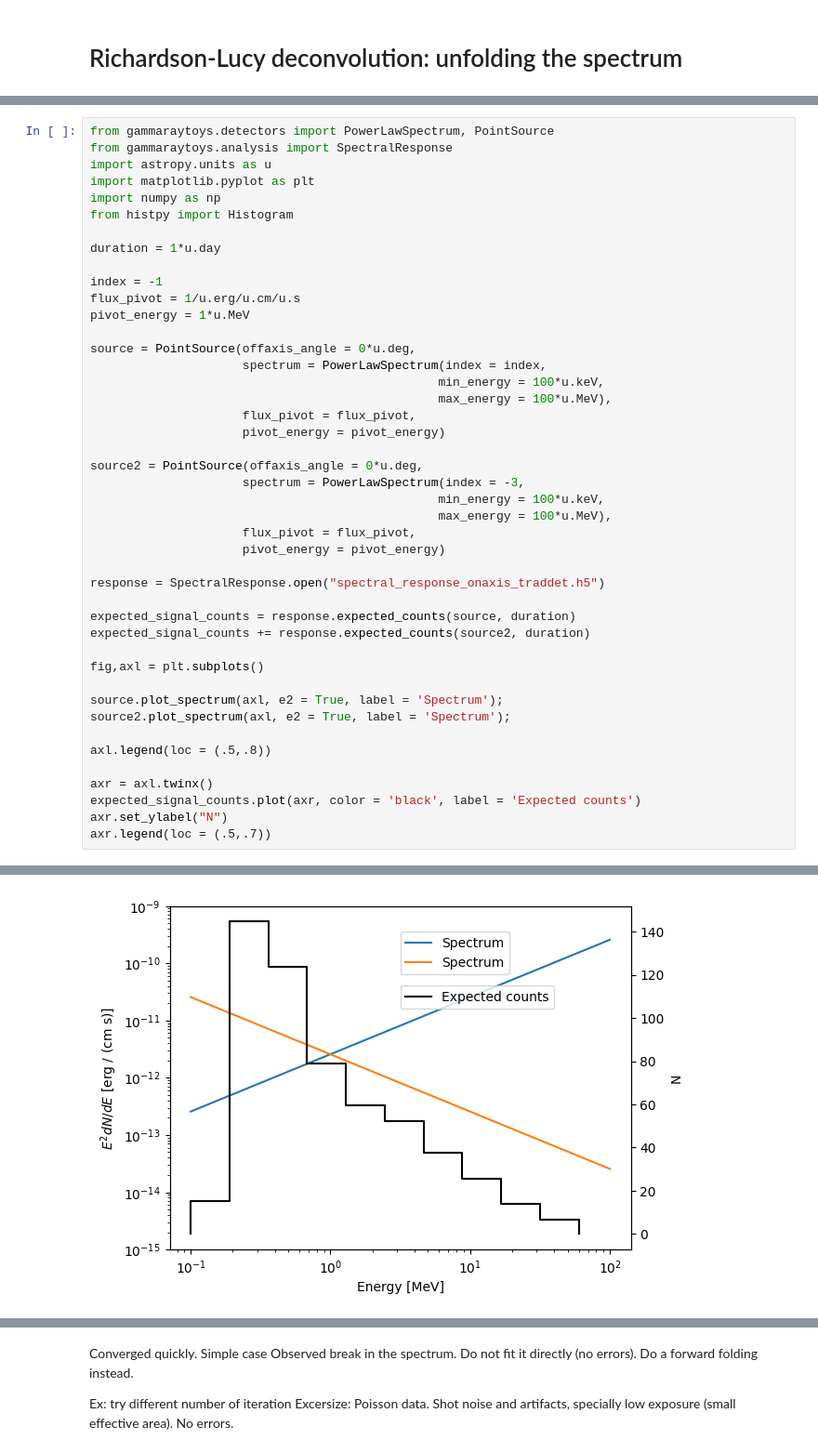
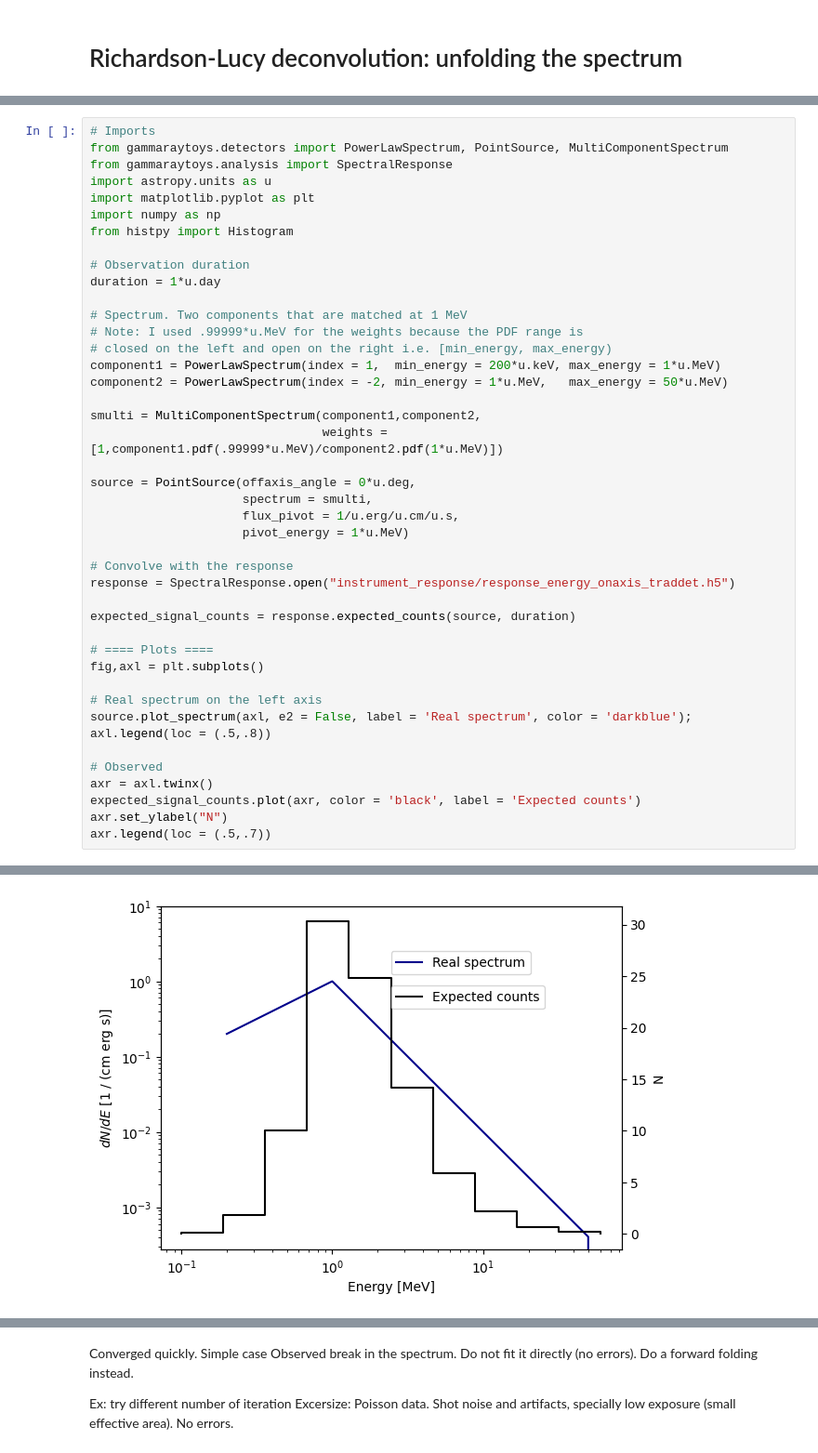
Before and after one commit to israelmcmc/gammaraytoys, a Jupyter notebook: docs/tutorials/05-binned_RL_spectrum.ipynb, the cells around one changed output, grey strips where cells are left out. Shown at 93% size. Cells and saved outputs as stored; diff of their text form.

```diff
--- a/docs/tutorials/05-binned_RL_spectrum.ipynb
+++ b/docs/tutorials/05-binned_RL_spectrum.ipynb
@@ -5,47 +114,46 @@ Model dependent. You've no idea how the specrtum looks like
 # %%
-from gammaraytoys.detectors import PowerLawSpectrum, PointSource
+# Imports
+from gammaraytoys.detectors import PowerLawSpectrum, PointSource, MultiComponentSpectrum
 from gammaraytoys.analysis import SpectralResponse
 import astropy.units as u
 import matplotlib.pyplot as plt
 import numpy as np
 from histpy import Histogram
 
+# Observation duration
 duration = 1*u.day
 
-index = -1
-flux_pivot = 1/u.erg/u.cm/u.s
-pivot_energy = 1*u.MeV
+# Spectrum. Two components that are matched at 1 MeV
+# Note: I used .99999*u.MeV for the weights because the PDF range is
+# closed on the left and open on the right i.e. [min_energy, max_energy)
+component1 = PowerLawSpectrum(index = 1,  min_energy = 200*u.keV, max_energy = 1*u.MeV)
+component2 = PowerLawSpectrum(index = -2, min_energy = 1*u.MeV,   max_energy = 50*u.MeV)
+
+smulti = MultiComponentSpectrum(component1,component2,
+                                weights = [1,component1.pdf(.99999*u.MeV)/component2.pdf(1*u.MeV)])
 
 source = PointSource(offaxis_angle = 0*u.deg,
-                     spectrum = PowerLawSpectrum(index = index,
-                                                min_energy = 100*u.keV,
-                                                max_energy = 100*u.MeV),
-                     flux_pivot = flux_pivot,
-                     pivot_energy = pivot_energy)
+                     spectrum = smulti,
+                     flux_pivot = 1/u.erg/u.cm/u.s,
+                     pivot_energy = 1*u.MeV)
 
-source2 = PointSource(offaxis_angle = 0*u.deg,
-                     spectrum = PowerLawSpectrum(index = -3,
-                                                min_energy = 100*u.keV,
-                                                max_energy = 100*u.MeV),
-                     flux_pivot = flux_pivot,
-                     pivot_energy = pivot_energy)
-
-response = SpectralResponse.open("spectral_response_onaxis_traddet.h5")
+# Convolve with the response
+response = SpectralResponse.open("instrument_response/response_energy_onaxis_traddet.h5")
 
 expected_signal_counts = response.expected_counts(source, duration)
-expected_signal_counts += response.expected_counts(source2, duration)
 
+# ==== Plots ====
 fig,axl = plt.subplots()
 
-source.plot_spectrum(axl, e2 = True, label = 'Spectrum');
-source2.plot_spectrum(axl, e2 = True, label = 'Spectrum');
-
+# Real spectrum on the left axis
+source.plot_spectrum(axl, e2 = False, label = 'Real spectrum', color = 'darkblue');
 axl.legend(loc = (.5,.8))
 
+# Observed
 axr = axl.twinx()
 expected_signal_counts.plot(axr, color = 'black', label = 'Expected counts')
 axr.set_ylabel("N")
 axr.legend(loc = (.5,.7))
 # %% [output]
 <matplotlib.legend.Legend at 0x...>
-[figure, old version]
+[figure, new version]
```
Also changed, not shown: parts of 7 cells of this notebook, 4 other files.
